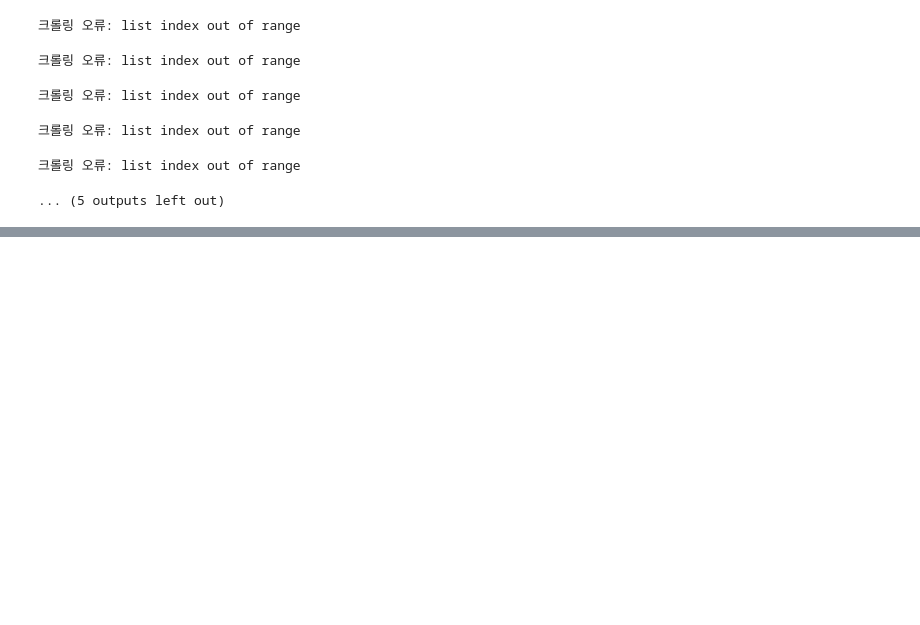
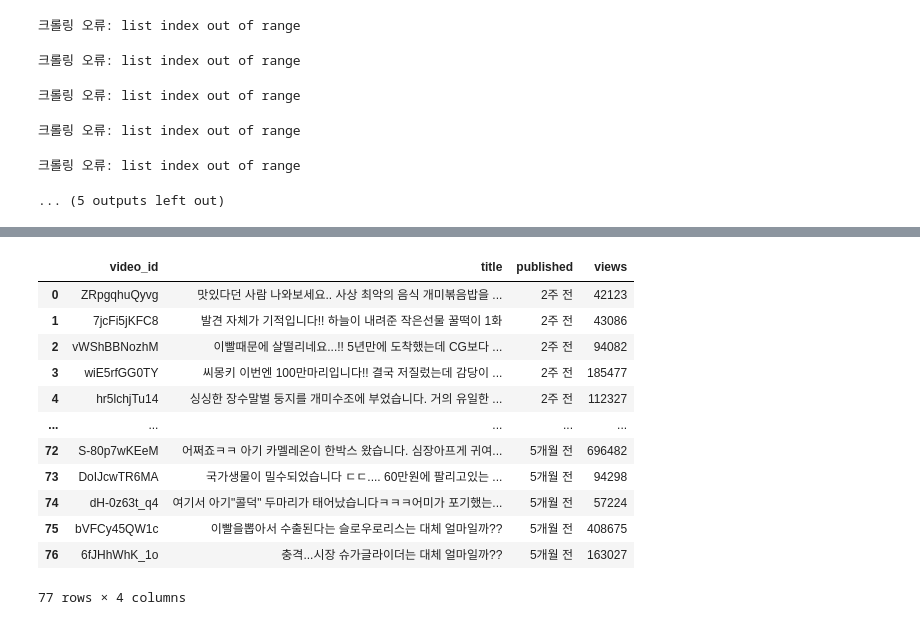
Before and after one commit to yerinsally/Sandbox, a Jupyter notebook: crawling/yt_views_tiering.ipynb, the cells around one changed output, grey strips where cells are left out. Drawn from its saved outputs; the diff is of its cells as text; code cells hidden in the pictures; blank space fills up the shorter version.

```diff
--- a/crawling/yt_views_tiering.ipynb
+++ b/crawling/yt_views_tiering.ipynb
@@ -153,3 +193,21 @@ result_df_2
+# %%
+filtered_df = filtered_df[['video_id','title','published','views']]
+filtered_df = filtered_df.reset_index(drop=True)
+filtered_df
+# %% [output]
+|  | video_id | title | published | views |
+| 0 | ZRpgqhuQyvg | 맛있다던 사람 나와보세요.. 사상 최악의 음식 개미볶음밥을 ... | 2주 전 | 42123 |
+| 1 | 7jcFi5jKFC8 | 발견 자체가 기적입니다!! 하늘이 내려준 작은선물 꿀떡이 1화 | 2주 전 | 43086 |
+| 2 | vWShBBNozhM | 이빨때문에 살떨리네요...!! 5년만에 도착했는데 CG보다 ... | 2주 전 | 94082 |
+| 3 | wiE5rfGG0TY | 씨몽키 이번엔 100만마리입니다!! 결국 저질렀는데 감당이 ... | 2주 전 | 185477 |
+| 4 | hr5lchjTu14 | 싱싱한 장수말벌 둥지를 개미수조에 부었습니다. 거의 유일한 ... | 2주 전 | 112327 |
+| ... | ... | ... | ... | ... |
+| 72 | S-80p7wKEeM | 어쩌죠ㅋㅋ 아기 카멜레온이 한박스 왔습니다. 심장아프게 귀여... | 5개월 전 | 696482 |
+| 73 | DoIJcwTR6MA | 국가생물이 밀수되었습니다 ㄷㄷ.... 60만원에 팔리고있는 ... | 5개월 전 | 94298 |
+| 74 | dH-0z63t_q4 | 여기서 아기"콜덕" 두마리가 태어났습니다ㅋㅋㅋ어미가 포기했는... | 5개월 전 | 57224 |
+| 75 | bVFCy45QW1c | 이빨을뽑아서 수출된다는 슬로우로리스는 대체 얼마일까?? | 5개월 전 | 408675 |
+| 76 | 6fJHhWhK_1o | 충격...시장 슈가글라이더는 대체 얼마일까?? | 5개월 전 | 163027 |
+77 rows × 4 columns
 # %%
 # 결과 구글 시트에 저장
 gc = pygsheets.authorize(service_account_file='creds.json')
```
Also changed, not shown: parts of 3 cells of this notebook, 5 other files.
